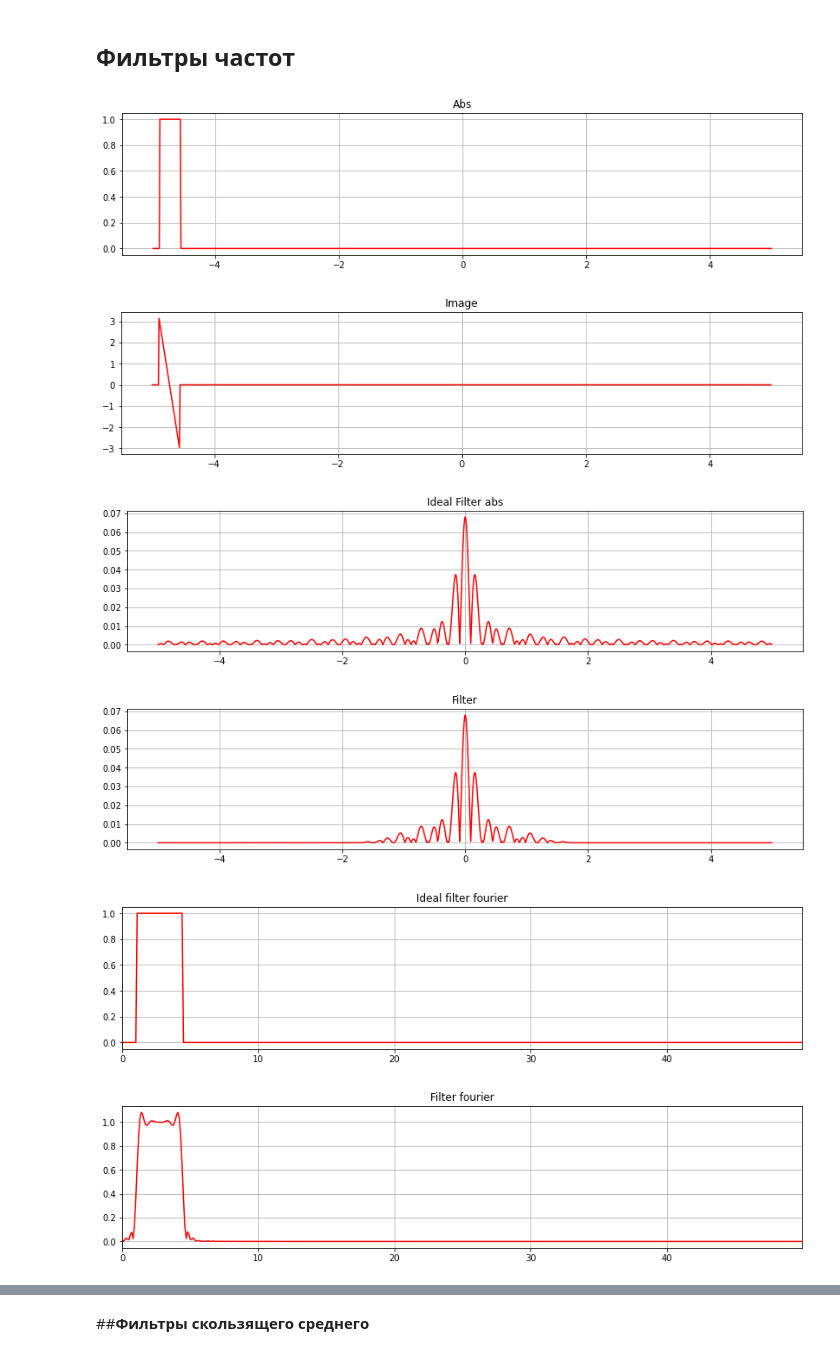
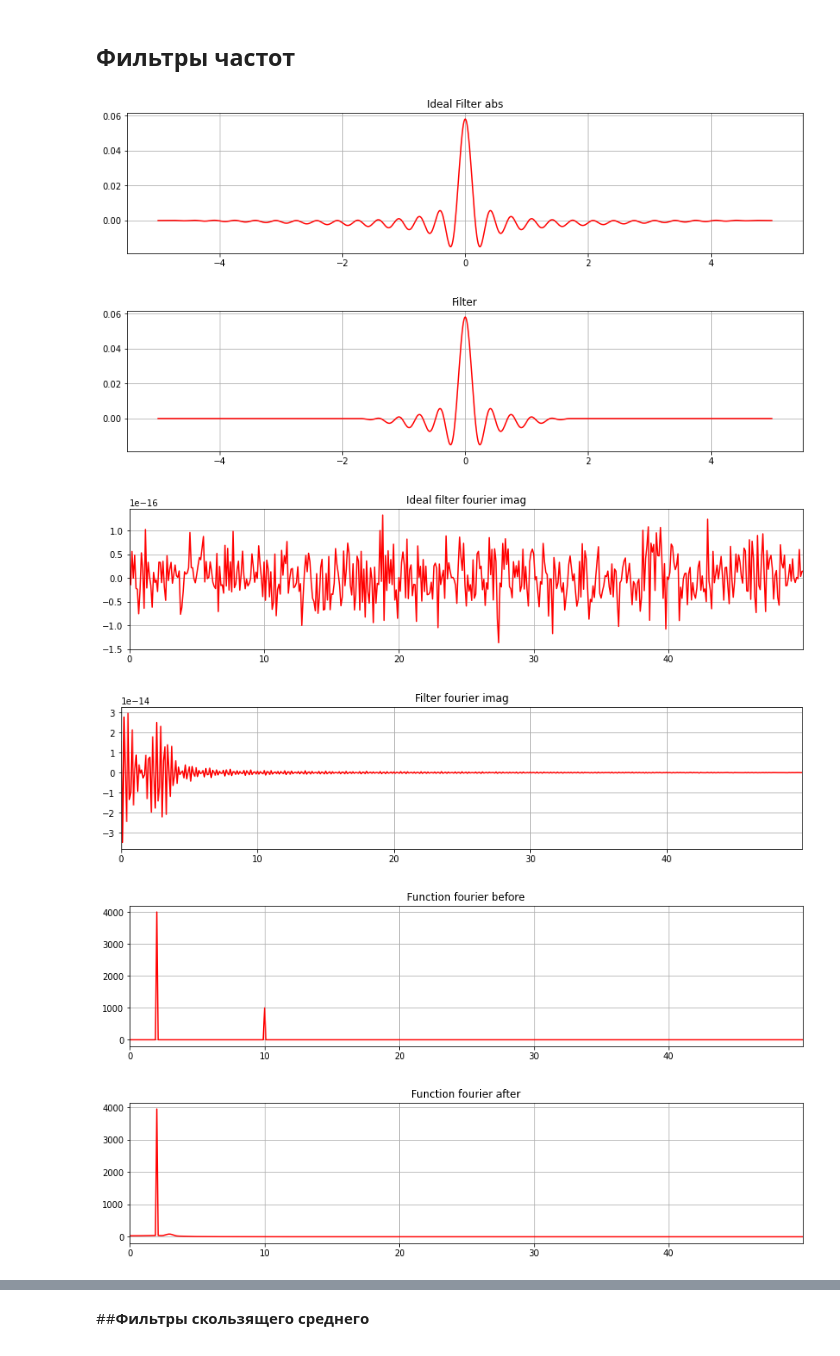
Before and after one commit to pishchev/Data-processing-methods, a Jupyter notebook: Filters.ipynb, the cells around one changed output, grey strips where cells are left out. Saved outputs shown, nothing was run; the diff lists cells and outputs as text; code cells hidden in the pictures.

```diff
--- a/Filters.ipynb
+++ b/Filters.ipynb
@@ -125,23 +129,21 @@ def TestFourierFilter(func,a1,b1 , r1,r2):
   rct = [rect_slider(r1,r2,0.7)(x) for x in np.arange(a,b,prec)]
   fil = rct * ideal_fil
 
-  ShowArr(np.abs(ideal_fil),"Ideal Filter abs")
+  ShowArr(ideal_fil,"Ideal Filter abs")
   #ShowArr(np.imag(ideal_fil),"Ideal Filter imag")
-  ShowArr(np.abs(fil),"Filter")
+  ShowArr(fil,"Filter")
 
-  ShowFourier(np.abs(np.fft.fft(ideal_fil)) ,"Ideal filter fourier")
-  ShowFourier(np.abs(np.fft.fft(fil)) , 'Filter fourier')
+  #ShowFourier(np.real(np.fft.fft(ideal_fil)) ,"Ideal filter fourier")
+  #ShowFourier(np.real(np.fft.fft(fil)) , 'Filter fourier')
+
+  ShowFourier(np.imag(np.fft.fft(ideal_fil)) ,"Ideal filter fourier imag")
+  ShowFourier(np.imag(np.fft.fft(fil)) , 'Filter fourier imag')
 
   four_sign = np.fft.fft([func(i) for i in np.arange(a,b,prec)])
 
-
-
-
   func_res = [func(i) for i in np.arange(a,b,prec) ]
 
-
   result = np.real(convol(func_res , fil))
-
 
   ShowFourier(abs(four_sign),"Function fourier before")
   ShowFourier(np.abs(np.fft.fft(result)) , "Function fourier after")
@@ -170,11 +172,11 @@ def TestMeanSlider(func,knn):
 # %%
 def cos_sin(a1,a2,w1,w2):
   return lambda x: a1*np.cos(w1*x*np.pi*2) + a2*np.sin(w2*x*np.pi*2)
-TestFourierFilter(cos_sin(8,2,2,20) ,1,4.5 , -1,1)
+TestFourierFilter(cos_sin(8,2,2,10) ,0, 3 , -1,1)
 # %% [output]
-[figure, old version]
+[figure, new version]
-[figure, old version]
+[figure, new version]
-[figure, old version]
+[figure, new version]
-[figure, old version]
+[figure, new version]
-[figure, old version]
+[figure, new version]
-[figure, old version]
+[figure, new version]
```
Also changed, not shown: parts of 3 cells of this notebook.
